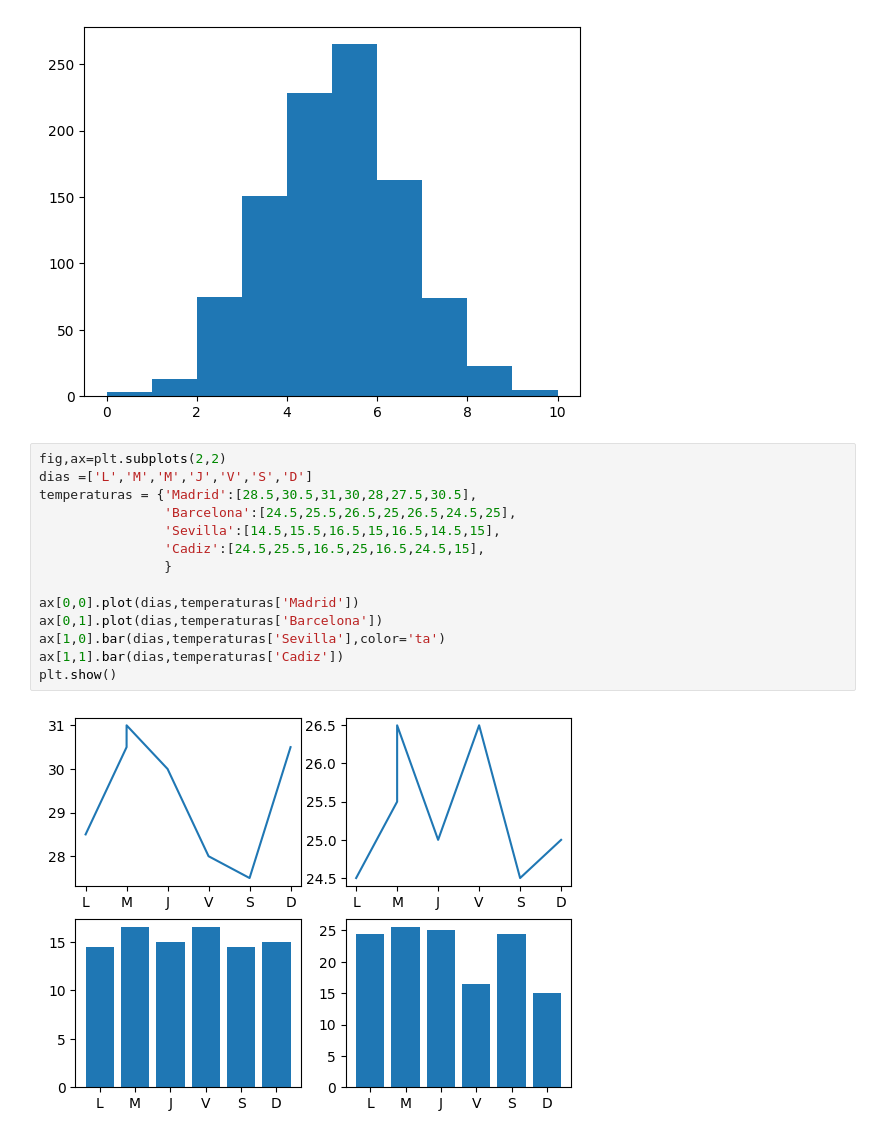
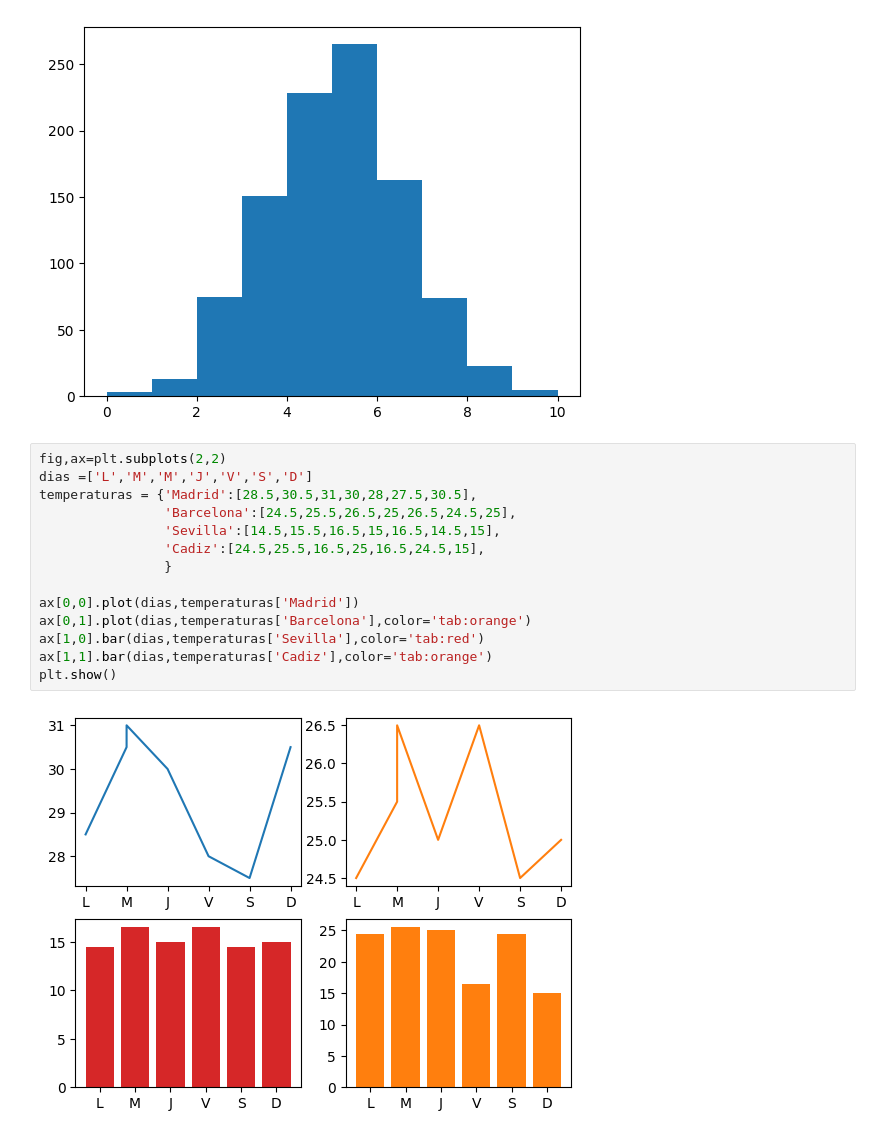
Before and after one commit to PyarmandoCode/Python_Avanzado, a Jupyter notebook: Datos/Python-Avanzado.ipynb, the cells around one changed output. Drawn from its saved outputs; the diff is of its cells as text.

```diff
--- a/Datos/Python-Avanzado.ipynb
+++ b/Datos/Python-Avanzado.ipynb
@@ -552,16 +552,16 @@ plt.show()
 # %%
 fig,ax=plt.subplots(2,2)
 dias =['L','M','M','J','V','S','D']
 temperaturas = {'Madrid':[28.5,30.5,31,30,28,27.5,30.5],
                 'Barcelona':[24.5,25.5,26.5,25,26.5,24.5,25],
                 'Sevilla':[14.5,15.5,16.5,15,16.5,14.5,15],
                 'Cadiz':[24.5,25.5,16.5,25,16.5,24.5,15],
                 }
 
 ax[0,0].plot(dias,temperaturas['Madrid'])
-ax[0,1].plot(dias,temperaturas['Barcelona'])
-ax[1,0].bar(dias,temperaturas['Sevilla'],color='ta')
-ax[1,1].bar(dias,temperaturas['Cadiz'])
+ax[0,1].plot(dias,temperaturas['Barcelona'],color='tab:orange')
+ax[1,0].bar(dias,temperaturas['Sevilla'],color='tab:red')
+ax[1,1].bar(dias,temperaturas['Cadiz'],color='tab:orange')
 plt.show()
 # %% [output]
-[figure, old version]
+[figure, new version]
```
Also changed, not shown: parts of 9 cells of this notebook.
